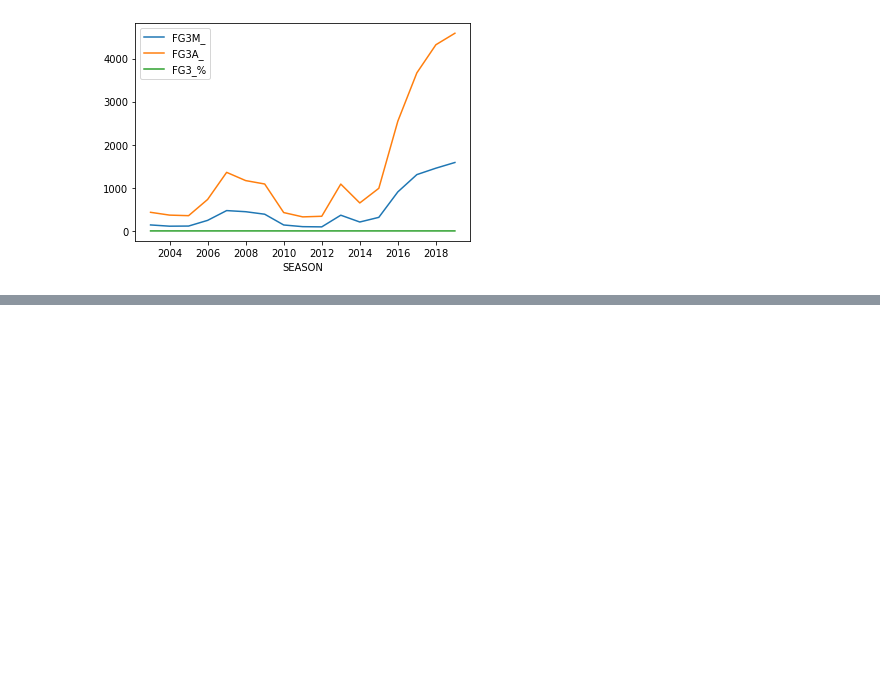
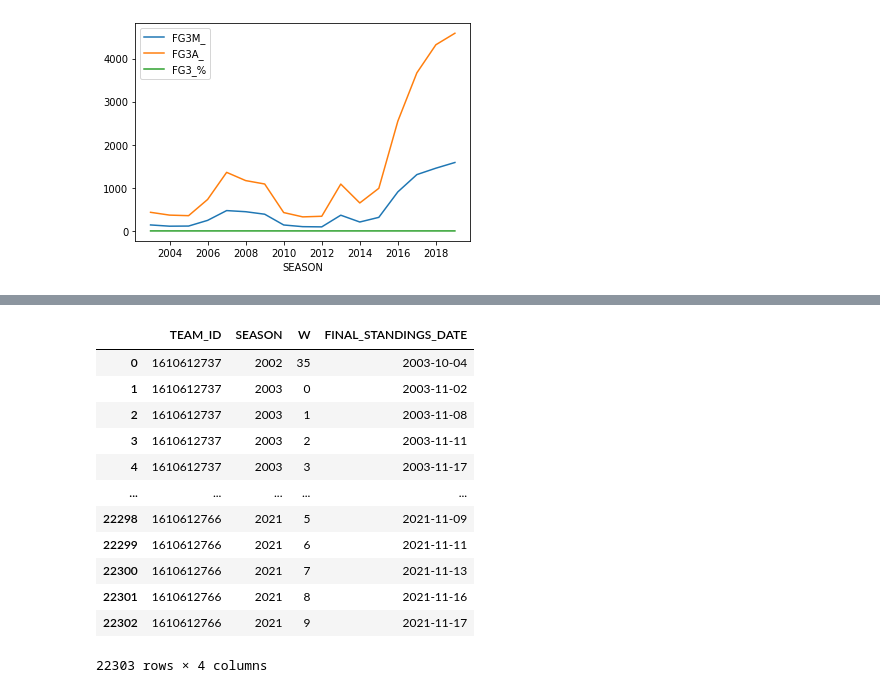
Before and after one commit to camiloms10/NBA_project, a Jupyter notebook: NBA_analysis.ipynb, the cells around one changed output, grey strips where cells are left out. Saved outputs shown, nothing was run; the diff lists cells and outputs as text; code cells hidden in the pictures; blank space fills up the shorter version.

```diff
--- a/NBA_analysis.ipynb
+++ b/NBA_analysis.ipynb
@@ -70,0 +90,21 @@ Text(0.5, 0, 'SEASON')
+# %%
+df_rank = pd.read_csv ('ranking.csv', index_col=0, delimiter=',', encoding='latin-1')
+df_rank['PRESEASON'] = df_rank['SEASON_ID'].astype(str).str[0]
+df_rank['SEASON'] = df_rank['SEASON_ID'].astype(str).str[1:]
+df_rank = df_rank.loc[df_rank['PRESEASON'] == '2']
+df_rank = df_rank.groupby(["TEAM_ID","SEASON","W"]).agg(FINAL_STANDINGS_DATE=('STANDINGSDATE','max')).reset_index()
+df_rank
+# %% [output]
+|  | TEAM_ID | SEASON | W | FINAL_STANDINGS_DATE |
+| 0 | 1610612737 | 2002 | 35 | 2003-10-04 |
+| 1 | 1610612737 | 2003 | 0 | 2003-11-02 |
+| 2 | 1610612737 | 2003 | 1 | 2003-11-08 |
+| 3 | 1610612737 | 2003 | 2 | 2003-11-11 |
+| 4 | 1610612737 | 2003 | 3 | 2003-11-17 |
+| ... | ... | ... | ... | ... |
+| 22298 | 1610612766 | 2021 | 5 | 2021-11-09 |
+| 22299 | 1610612766 | 2021 | 6 | 2021-11-11 |
+| 22300 | 1610612766 | 2021 | 7 | 2021-11-13 |
+| 22301 | 1610612766 | 2021 | 8 | 2021-11-16 |
+| 22302 | 1610612766 | 2021 | 9 | 2021-11-17 |
+22303 rows × 4 columns
```
Also changed, not shown: parts of 1 cell of this notebook.
